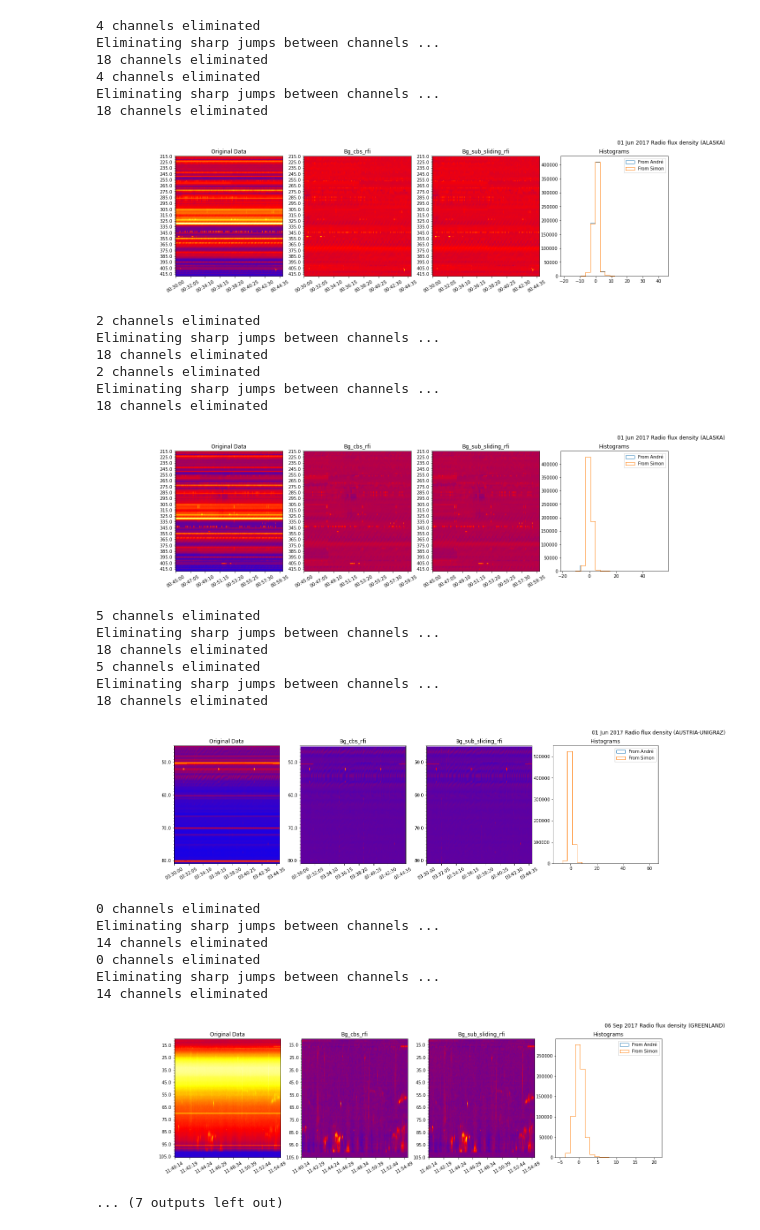
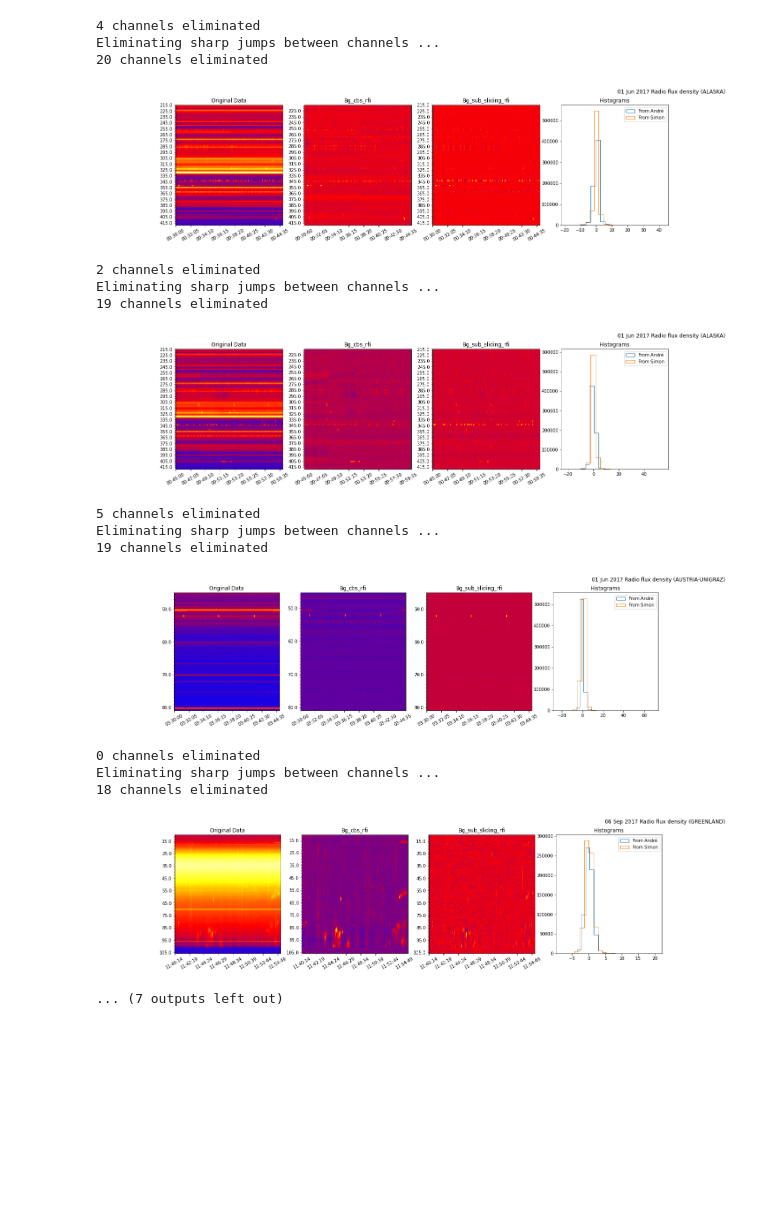
Before and after one commit to i4Ds/eCallistoValidation, a Jupyter notebook: Testing_10'000_Bilder.ipynb, the cells around one changed output. Drawn from its saved outputs; the diff is of its cells as text; code cells hidden in the pictures; blank space fills up the shorter version.

Commit message:
- "subtract_bg_sliding_window()" can now be called with parameters

```diff
--- a/Testing_10'000_Bilder.ipynb
+++ b/Testing_10'000_Bilder.ipynb
@@ -71,7 +71,7 @@ ecallisto_DB = get_data_frame()
 
 path = 'R:\\radio\\2002-20yy_Callisto\\2020\\10\\07'
 
-for file in ecallisto_DB["c2"]:
+for file in ecallisto_DB["file_name"]:
 
     full_path = os.path.join(path,file)
     data = get_fits_data(full_path)
@@ -189,7 +189,7 @@ for root, dirs, files in os.walk(fits_path):
                 plt.close()
 
                 # Third column, subtract_bg_sliding_window
-                spec3 = spec.subtract_bg("subtract_bg_sliding_window", "elimwrongchannels")
+                spec3 = spec.subtract_bg("subtract_bg_sliding_window", window_width=200, affected_width=200, amount=0.05, change_points=True)
                 fig3 = plt.figure(figsize=(20,5))
                 ax3 = spec3.plot(cmap=my_colormap, colorbar=None)
                 ax3.title.set_text("Bg_sub_sliding_rfi")
@@ -234,31 +228,19 @@ Eliminating sharp jumps between channels ...
 4 channels eliminated
 Eliminating sharp jumps between channels ...
-18 channels eliminated
-4 channels eliminated
-Eliminating sharp jumps between channels ...
-18 channels eliminated
+20 channels eliminated
-[figure, old version]
+[figure, new version]
 2 channels eliminated
 Eliminating sharp jumps between channels ...
-18 channels eliminated
-2 channels eliminated
-Eliminating sharp jumps between channels ...
-18 channels eliminated
+19 channels eliminated
-[figure, old version]
+[figure, new version]
 5 channels eliminated
 Eliminating sharp jumps between channels ...
-18 channels eliminated
-5 channels eliminated
-Eliminating sharp jumps between channels ...
-18 channels eliminated
+19 channels eliminated
-[figure, old version]
+[figure, new version]
 0 channels eliminated
 Eliminating sharp jumps between channels ...
-14 channels eliminated
-0 channels eliminated
-Eliminating sharp jumps between channels ...
-14 channels eliminated
+18 channels eliminated
-[figure, old version]
+[figure, new version]
 ... (7 outputs left out)
 # %%
 #fits_path= "C:\\Users\\delbe\\OneDrive\\Desktop\\E_callisto_validation\\data"
```
Also changed, not shown: parts of 2 cells of this notebook.
